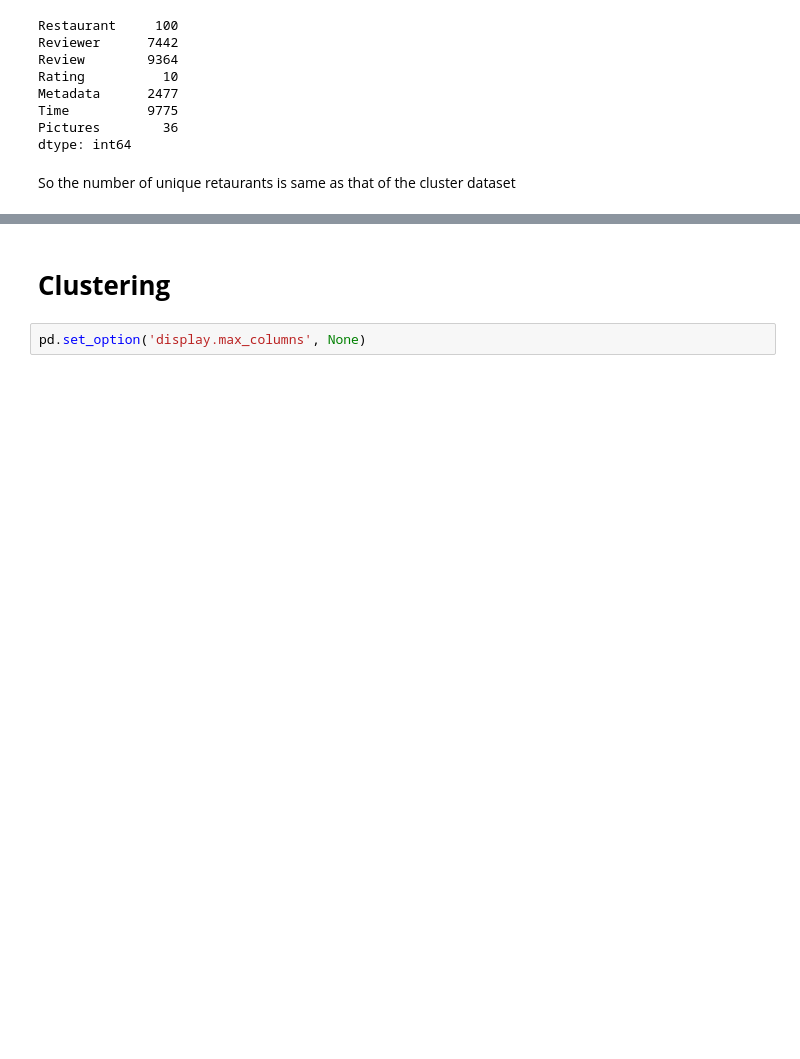
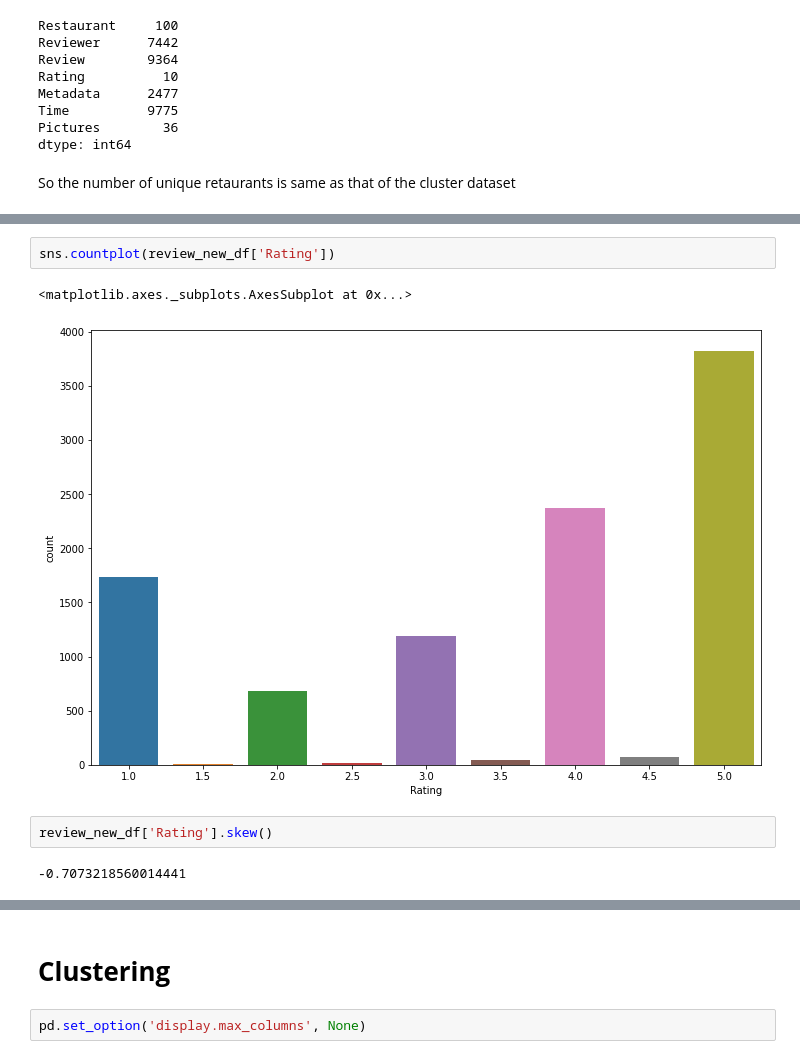
Before and after one commit to Nakulpradeep94/-ZOMATO-RESTAURANT-CLUSTERING-AND-SENTIMENT-ANALYSIS, a Jupyter notebook: ZOMATO_RESTAURANT_CLUSTERING_AND_SENTIMENT_ANALYSIS.ipynb, the cells around one changed output, grey strips where cells are left out. Saved outputs shown, nothing was run; the diff lists cells and outputs as text; blank space fills up the shorter version.

```diff
--- a/ZOMATO_RESTAURANT_CLUSTERING_AND_SENTIMENT_ANALYSIS.ipynb
+++ b/ZOMATO_RESTAURANT_CLUSTERING_AND_SENTIMENT_ANALYSIS.ipynb
@@ -400,0 +467,9 @@ review_new_df.describe()
+# %%
+sns.countplot(review_new_df['Rating'])
+# %% [output]
+<matplotlib.axes._subplots.AxesSubplot at 0x...>
+[figure, added]
+# %%
+review_new_df['Rating'].skew()
+# %% [output]
+-0.7073218560014441
```
Also changed, not shown: parts of 98 cells of this notebook.
